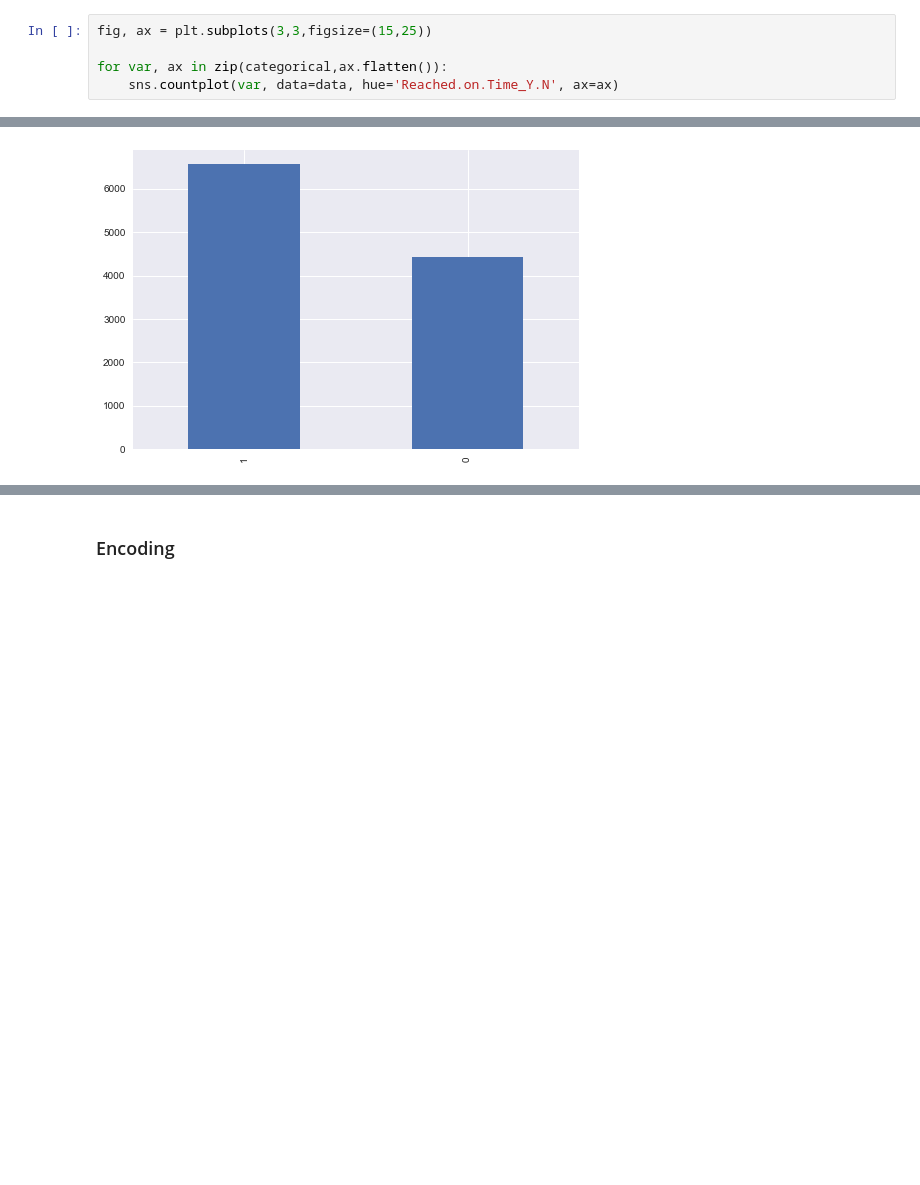
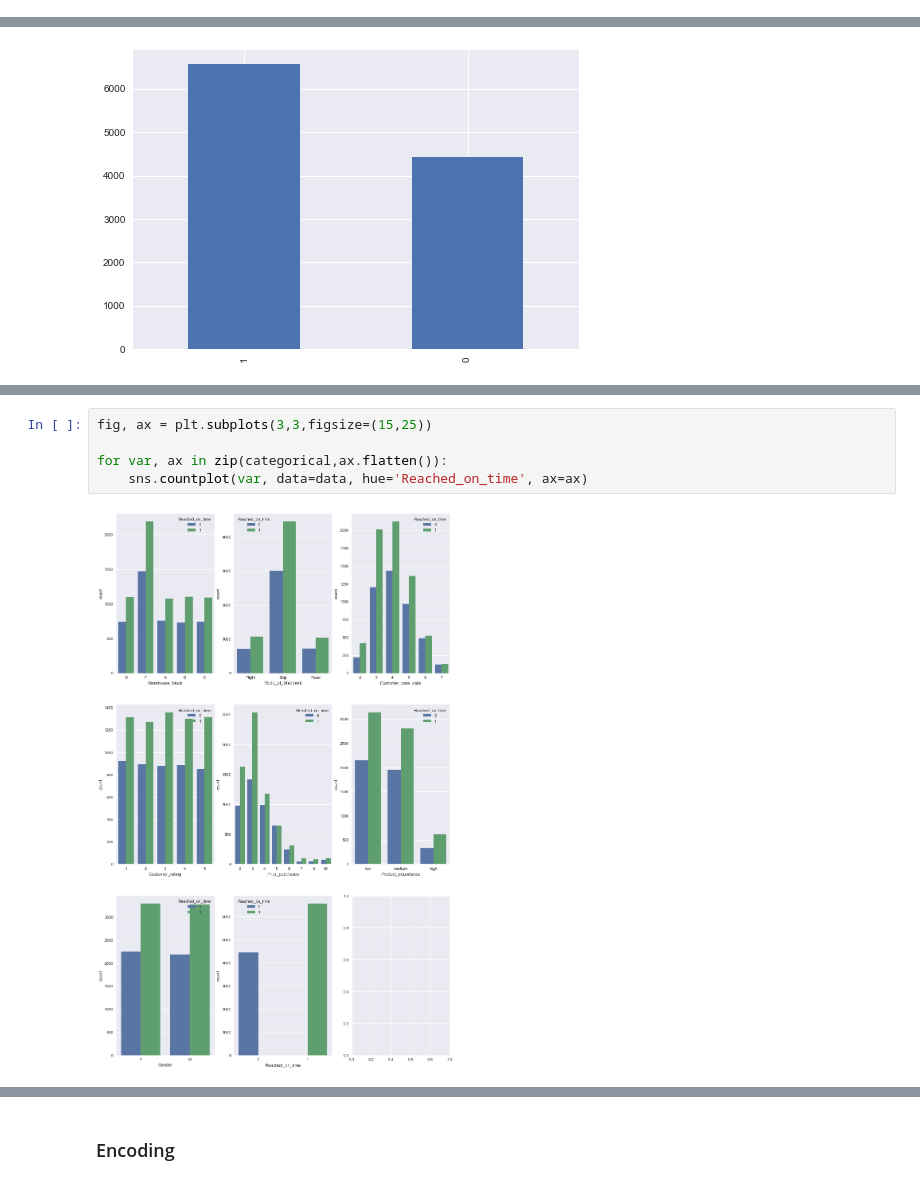
Before and after one commit to Dwisaputra204/e-commerce-shipping-prediction, a Jupyter notebook: e-commerce shipping prediction.ipynb, the cells around one changed output, grey strips where cells are left out. Cells and saved outputs as stored; diff of their text form; blank space fills up the shorter version.

```diff
--- a/e-commerce shipping prediction.ipynb
+++ b/e-commerce shipping prediction.ipynb
@@ -127,5 +26,0 @@ plt.legend()
-# %%
-fig, ax = plt.subplots(3,3,figsize=(15,25))
-
-for var, ax in zip(categorical,ax.flatten()):
-    sns.countplot(var, data=data, hue='Reached.on.Time_Y.N', ax=ax)
@@ -244,0 +269,7 @@ data.head()
+# %%
+fig, ax = plt.subplots(3,3,figsize=(15,25))
+
+for var, ax in zip(categorical,ax.flatten()):
+    sns.countplot(var, data=data, hue='Reached_on_time', ax=ax)
+# %% [output]
+[figure, added]
```
Also changed, not shown: parts of 57 cells of this notebook.
